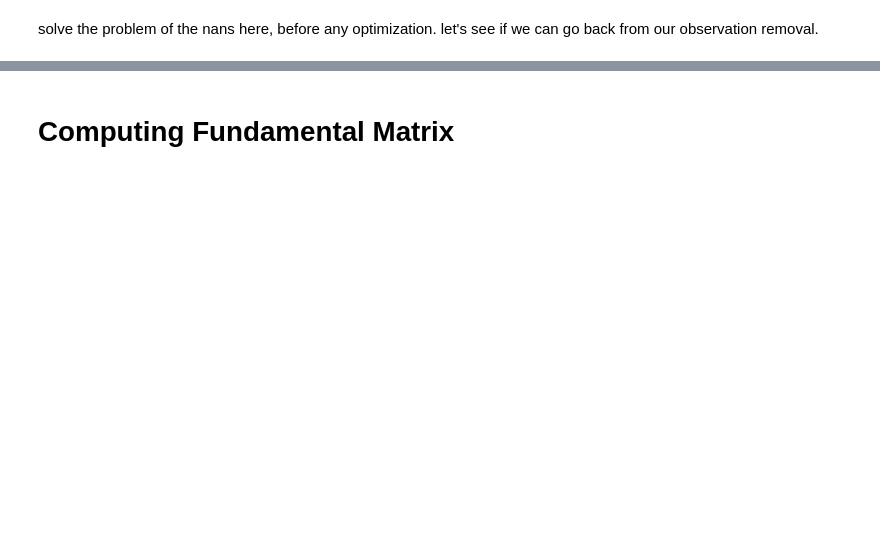
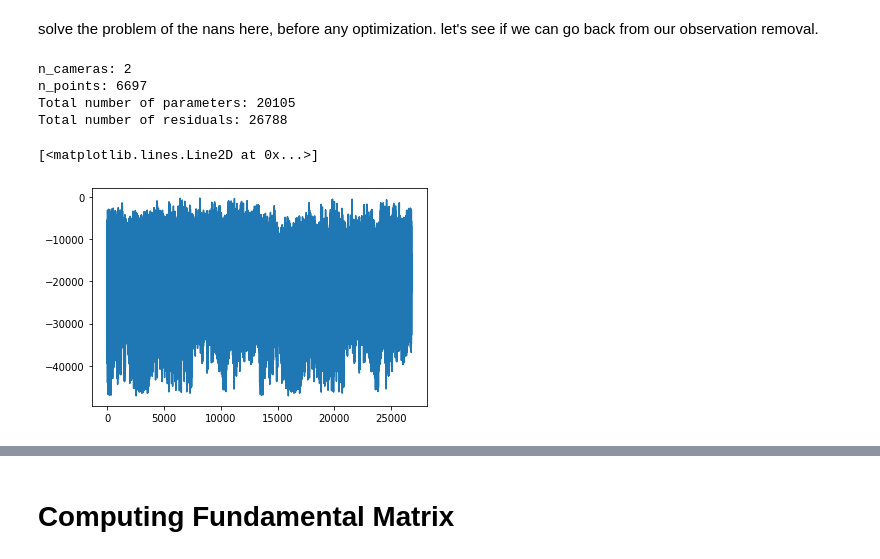
Before and after one commit to 51N84D/3D-Animal-Pose, a Jupyter notebook: Bundle-Adjust-Rick.ipynb, the cells around one changed output, grey strips where cells are left out. Saved outputs shown, nothing was run; the diff lists cells and outputs as text; code cells hidden in the pictures; blank space fills up the shorter version.

```diff
--- a/Bundle-Adjust-Rick.ipynb
+++ b/Bundle-Adjust-Rick.ipynb
@@ -192,6 +241,6 @@ for i in short_list:
     short_list_bot.append(i + '_bot')
     short_list_top.append(i + '_top')
 
-tuple_x= (short_list_bot, 'x')
-tuple_y= (short_list_bot, 'y')
-tuple_z = (short_list_top, 'y')
+tuple_x= (short_list_top, 'x')
+tuple_y= (short_list_top, 'y')
+tuple_z = (short_list_bot, 'y') #Remember to negate (right-hand-rule)
@@ -198,3 +249,7 @@ tuple_z = (short_list_top, 'y')
+# %%
+# Treat bottom image separately
+# Remap y-values for bottom image
+DLC_dframe.loc[: , tuple_z] -= TOP_IMG_HEIGHT
 # %%
 # extract 3d from rick
 pose_dict_3d = {}
@@ -202,8 +257,9 @@ pose_dict_3d["x_coords"] = DLC_dframe.loc[: , \
                             tuple_x].to_numpy() # DLC_dframe[bp2plot]
 pose_dict_3d["y_coords"] = DLC_dframe.loc[: , \
                             tuple_y].to_numpy() #/ DLC_dframe[bp2plot]
-pose_dict_3d["z_coords"] = DLC_dframe.loc[: , \
-                           tuple_z].to_numpy() # DLC_dframe[bp2plot]
+
+pose_dict_3d["z_coords"] = - DLC_dframe.loc[: , \
+                           tuple_z].to_numpy()  # DLC_dframe[bp2plot]
 # %%
 # transform to BA format
 pts_array_3d = np.hstack([pose_dict_3d["x_coords"].flatten().reshape(-1,1),
@@ -317,14 +382,16 @@ points_3d = np.copy(pts_array_3d_clean)
 points_2d = np.copy(pts_array_2d)
 # %%
 # init camera_params
-camera_params = 0.5+np.random.rand(2,9) # was 2 +
-camera_params[:,-2:] = np.zeros((2,2)) # init with zero distort
+#camera_params = np.random.rand(2,7) # was 2 +
+#camera_params[0,0:6] = 0
+camera_params = np.zeros((2,7)) # was 2 +
+#camera_params[:,-2:] = np.zeros((2,2)) # init with zero distort
 # %%
 n_cameras = camera_params.shape[0]
 n_points = points_3d.shape[0]
 n_frames = DLC_dframe.shape[0]
 
-n = 9 * n_cameras + 3 * n_points
+n = 7 * n_cameras + 3 * n_points
 m = 2 * points_2d.shape[0]
 
 print("n_cameras: {}".format(n_cameras))
@@ -332,10 +399,18 @@ print("n_cameras: {}".format(n_cameras))
 print("n_points: {}".format(n_points))
 print("Total number of parameters: {}".format(n))
 print("Total number of residuals: {}".format(m))
+# %% [output]
+n_cameras: 2
+n_points: 6697
+Total number of parameters: 20105
+Total number of residuals: 26788
 # %%
 x0 = np.hstack((camera_params.ravel(), points_3d.ravel()))
-f0 = utils_BA.fun(x0, n_cameras, n_points, camera_indices, point_indices, points_2d)
+f0 = utils_BA.fun(x0, n_cameras, n_points, camera_indices, point_indices, points_2d, OFFSET)
 plt.plot(f0)
+# %% [output]
+[<matplotlib.lines.Line2D at 0x...>]
+[figure, added]
 # %%
 A = utils_BA.bundle_adjustment_sparsity(
     n_cameras, n_points, camera_indices, point_indices)
```
Also changed, not shown: parts of 37 cells of this notebook, 2 other files.
